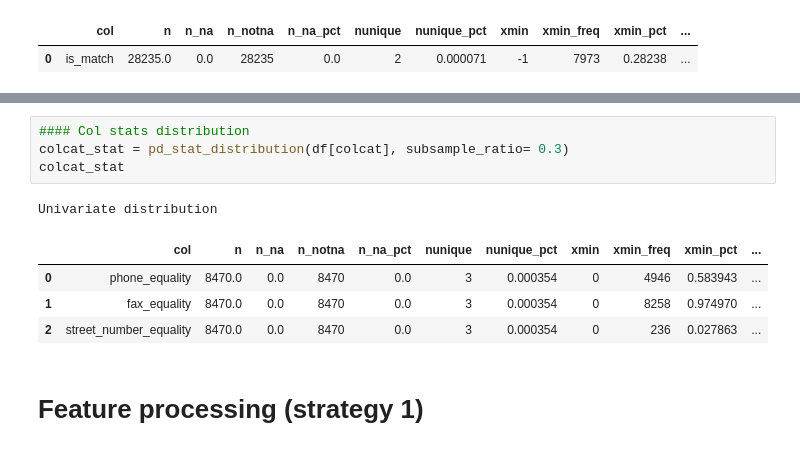
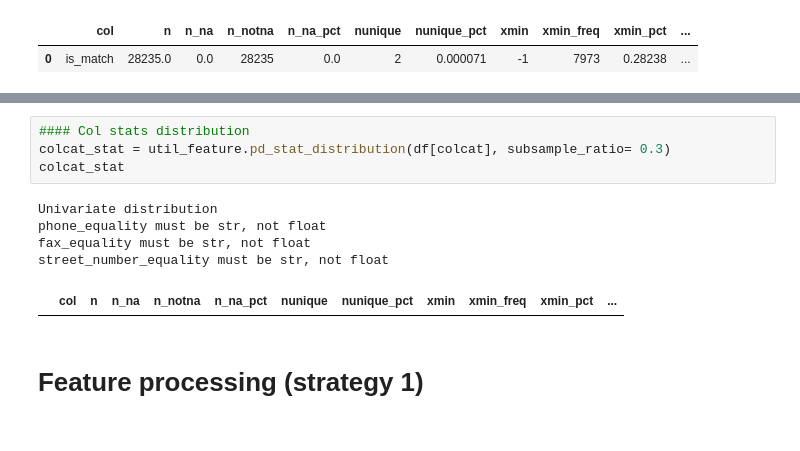
Before and after one commit to arita37/da, a Jupyter notebook: dsa/NA_handling.ipynb, the cells around one changed output, grey strips where cells are left out. Cells and saved outputs as stored; diff of their text form.

```diff
--- a/dsa/NA_handling.ipynb
+++ b/dsa/NA_handling.ipynb
@@ -285,14 +300,14 @@ Univariate distribution
 | 25 | street_number_trigram | 16941.0 | 5905.0 | 11036 | 0.348563 | 24 | 0.001417 | 0.000000 | 185 | 0.010920 | ... |
 # %%
 #### Col stats distribution
-colcat_stat = pd_stat_distribution(df[colcat], subsample_ratio= 0.3)
+colcat_stat = util_feature.pd_stat_distribution(df[colcat], subsample_ratio= 0.3)
 colcat_stat
 # %% [output]
 Univariate distribution
+phone_equality must be str, not float
+fax_equality must be str, not float
+street_number_equality must be str, not float
 |  | col | n | n_na | n_notna | n_na_pct | nunique | nunique_pct | xmin | xmin_freq | xmin_pct | ... |
-| 0 | phone_equality | 8470.0 | 0.0 | 8470 | 0.0 | 3 | 0.000354 | 0 | 4946 | 0.583943 | ... |
-| 1 | fax_equality | 8470.0 | 0.0 | 8470 | 0.0 | 3 | 0.000354 | 0 | 8258 | 0.974970 | ... |
-| 2 | street_number_equality | 8470.0 | 0.0 | 8470 | 0.0 | 3 | 0.000354 | 0 | 236 | 0.027863 | ... |
 # %% [markdown]
 # Feature processing (strategy 1)
 # %%
```
Also changed, not shown: parts of 24 cells of this notebook, 5 other files.
